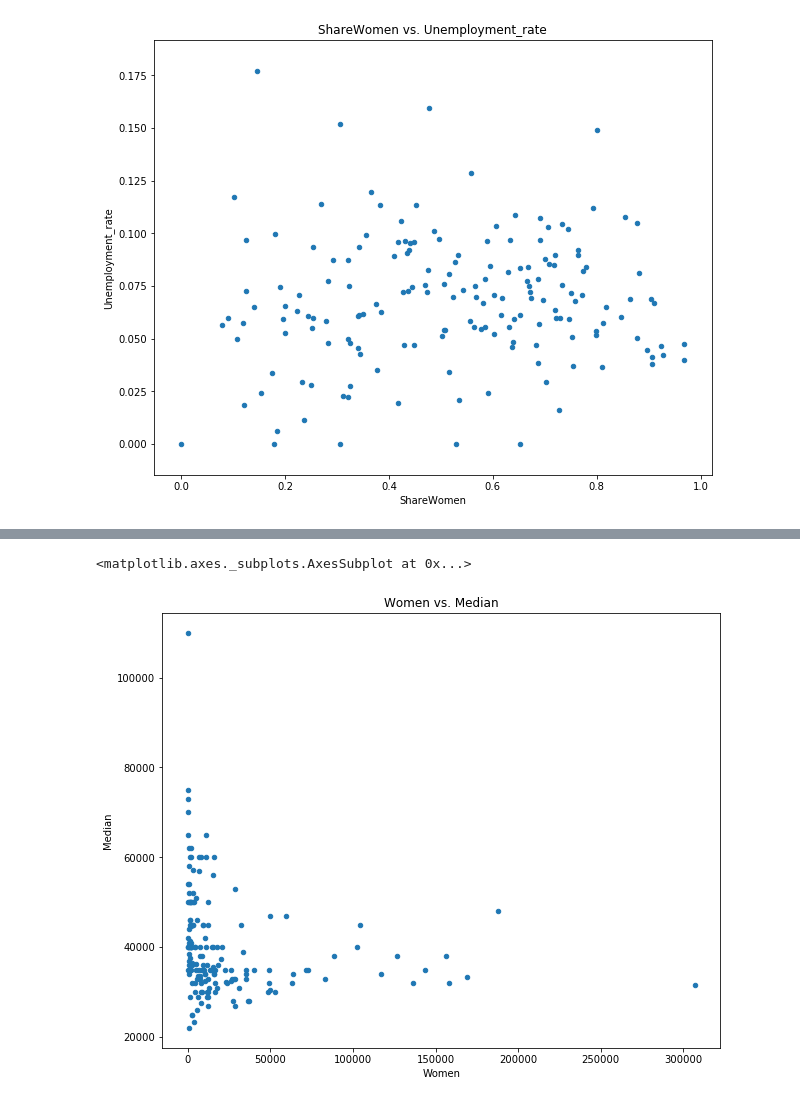
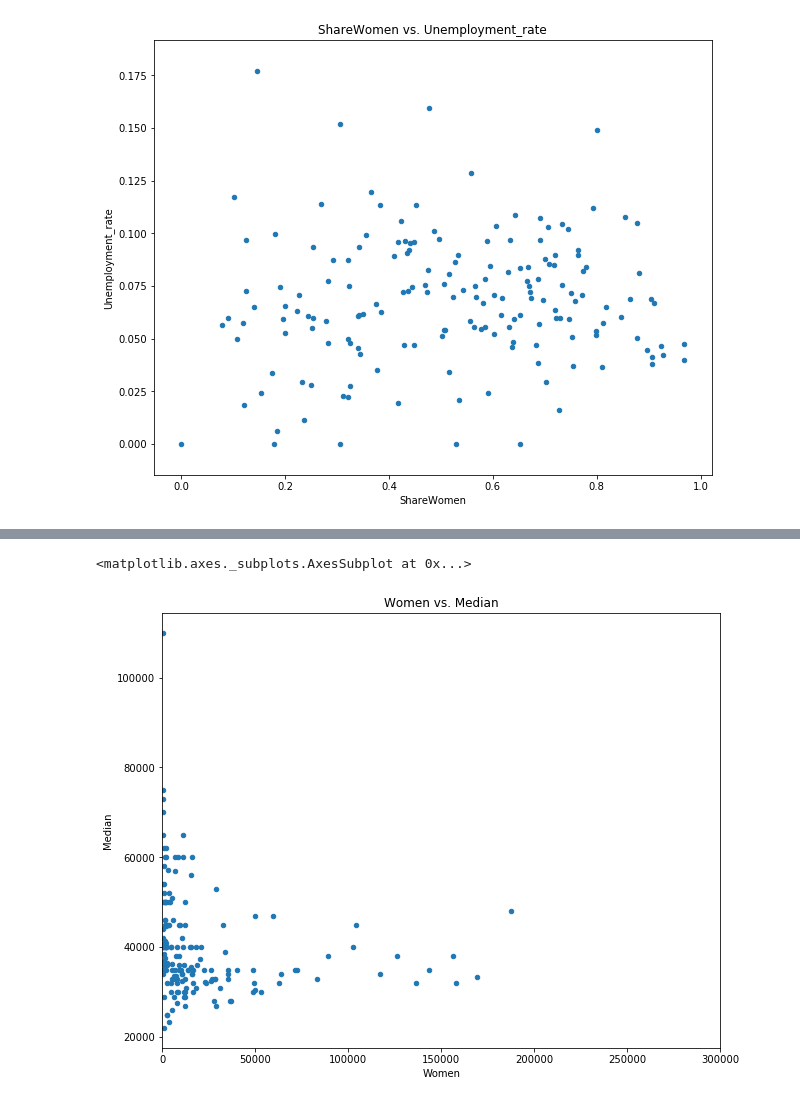
Before and after one commit to satrijotomo/Data_Science, a Jupyter notebook: Vis_Earning_College_Majors/Visualizing_Earnings_of_College_Majors.ipynb, the cells around one changed output, grey strips where cells are left out. Drawn from its saved outputs; the diff is of its cells as text; code cells hidden in the pictures.

```diff
--- a/Vis_Earning_College_Majors/Visualizing_Earnings_of_College_Majors.ipynb
+++ b/Vis_Earning_College_Majors/Visualizing_Earnings_of_College_Majors.ipynb
@@ -110,5 +110,5 @@ recent_grads.plot(x='Men', y='Median', kind='scatter', title='Men vs. Median', f
 # %%
-recent_grads.plot(x='Women', y='Median', kind='scatter', title='Women vs. Median', figsize=(10,8))
+recent_grads.plot(x='Women', y='Median', kind='scatter', title='Women vs. Median', figsize=(10,8),xlim=[0,300000])
 # %% [output]
 <matplotlib.axes._subplots.AxesSubplot at 0x...>
-[figure, old version]
+[figure, new version]
```
Also changed, not shown: parts of 3 cells of this notebook.
